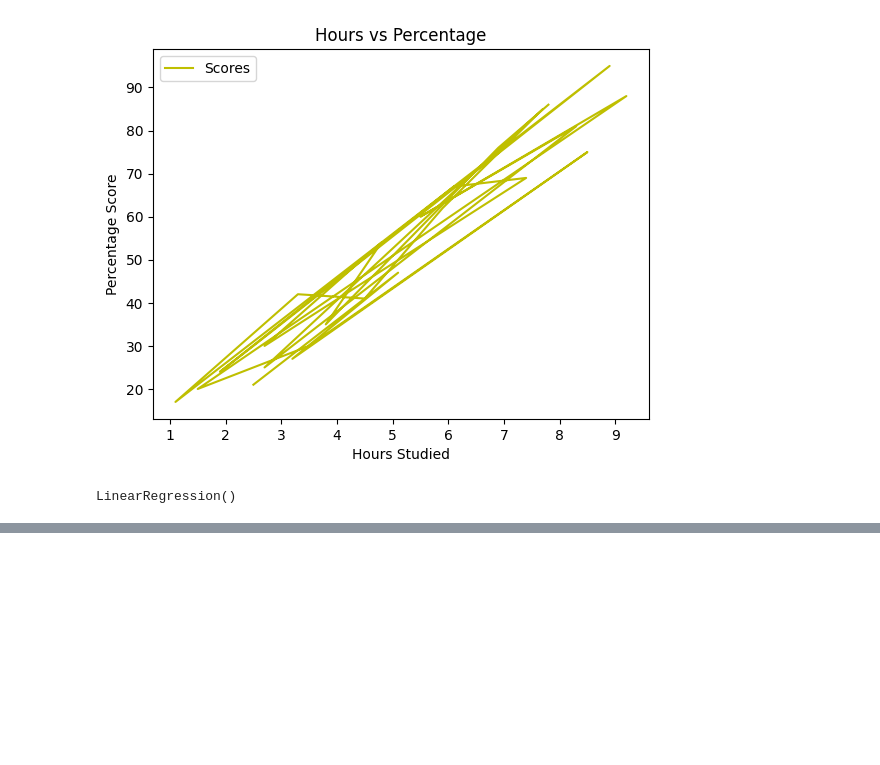
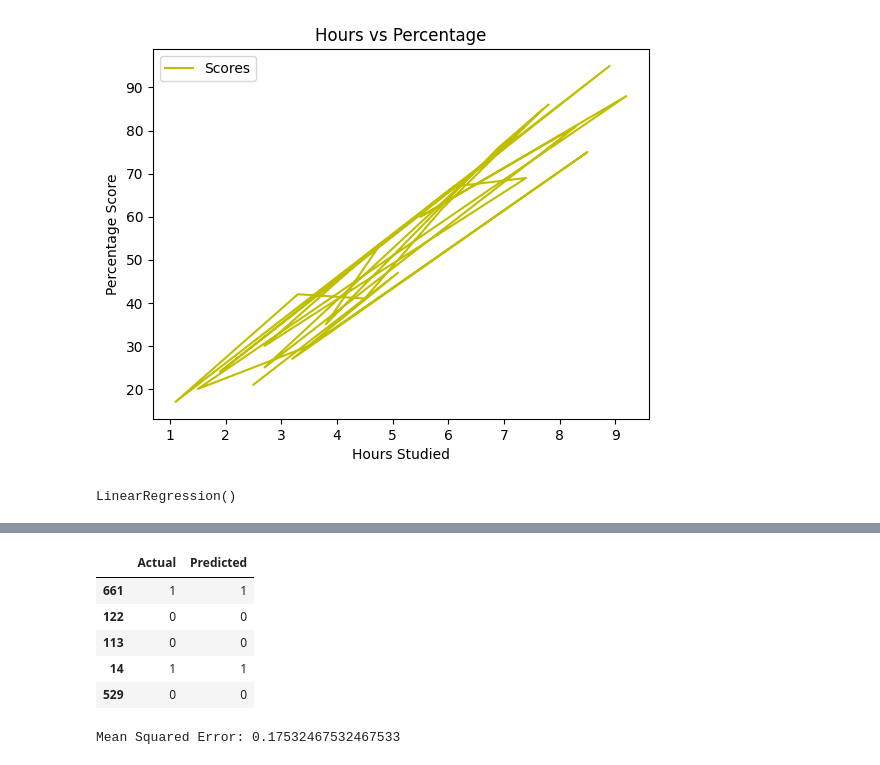
Before and after one commit to SHIBU-69/Machine-Learning-Lab, a Jupyter notebook: ML_class_4.ipynb, the cells around one changed output, grey strips where cells are left out. Saved outputs shown, nothing was run; the diff lists cells and outputs as text; code cells hidden in the pictures; blank space fills up the shorter version.

```diff
--- a/ML_class_4.ipynb
+++ b/ML_class_4.ipynb
@@ -36,0 +74,4 @@ LinearRegression()
+# %%
+x = dataset.drop ('Outcome' , axis = 1)
+y = dataset['Outcome']
+X_train,x_test,y_train,y_test = train_test_split(x,y,test_size=0.20,random_state=0)
@@ -36,0 +90,15 @@ LinearRegression()
+# %%
+y_pred = regressorq.predict(x_test)
+df = pd.DataFrame ({'Actual': y_test , 'Predicted': y_pred})
+df.head()
+# %% [output]
+|  | Actual | Predicted |
+| 661 | 1 | 1 |
+| 122 | 0 | 0 |
+| 113 | 0 | 0 |
+| 14 | 1 | 1 |
+| 529 | 0 | 0 |
+# %%
+print('Mean Squared Error:', metrics.mean_squared_error(y_test , y_pred))
+# %% [output]
+Mean Squared Error: 0.17532467532467533
```
Also changed, not shown: parts of 8 cells of this notebook.
